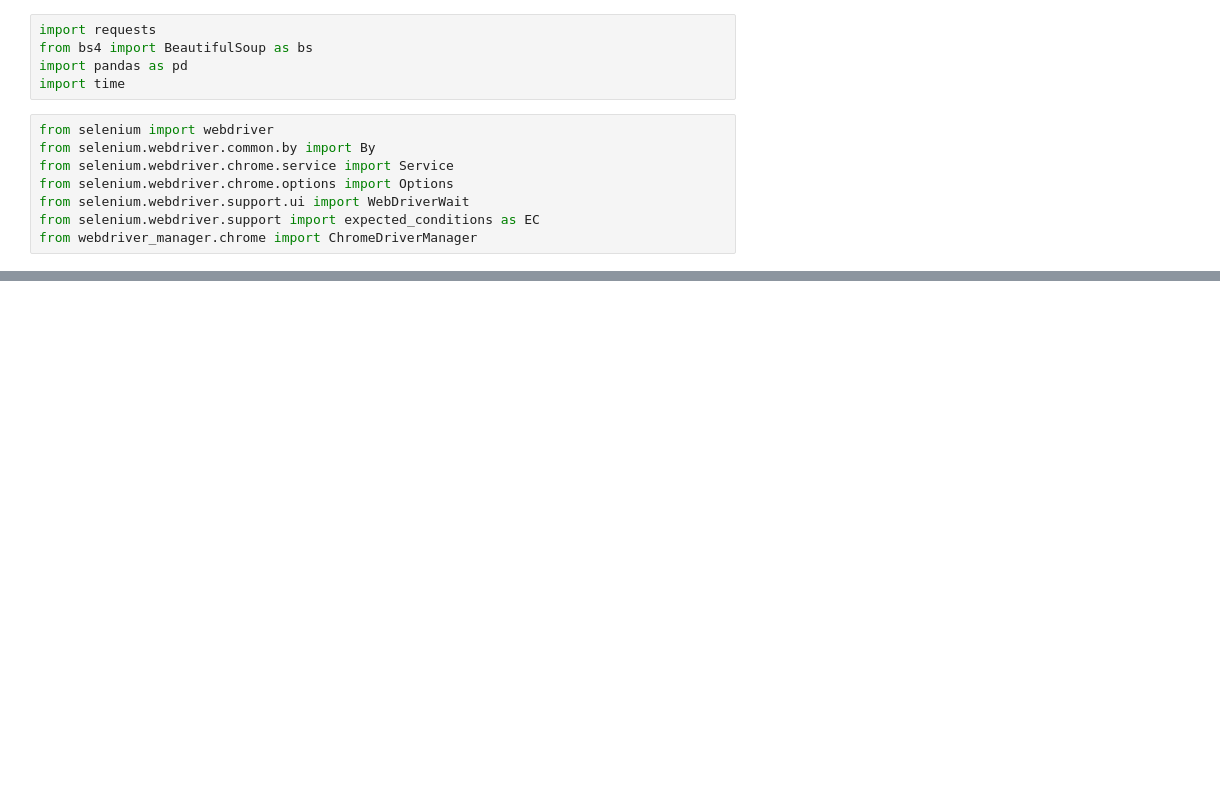
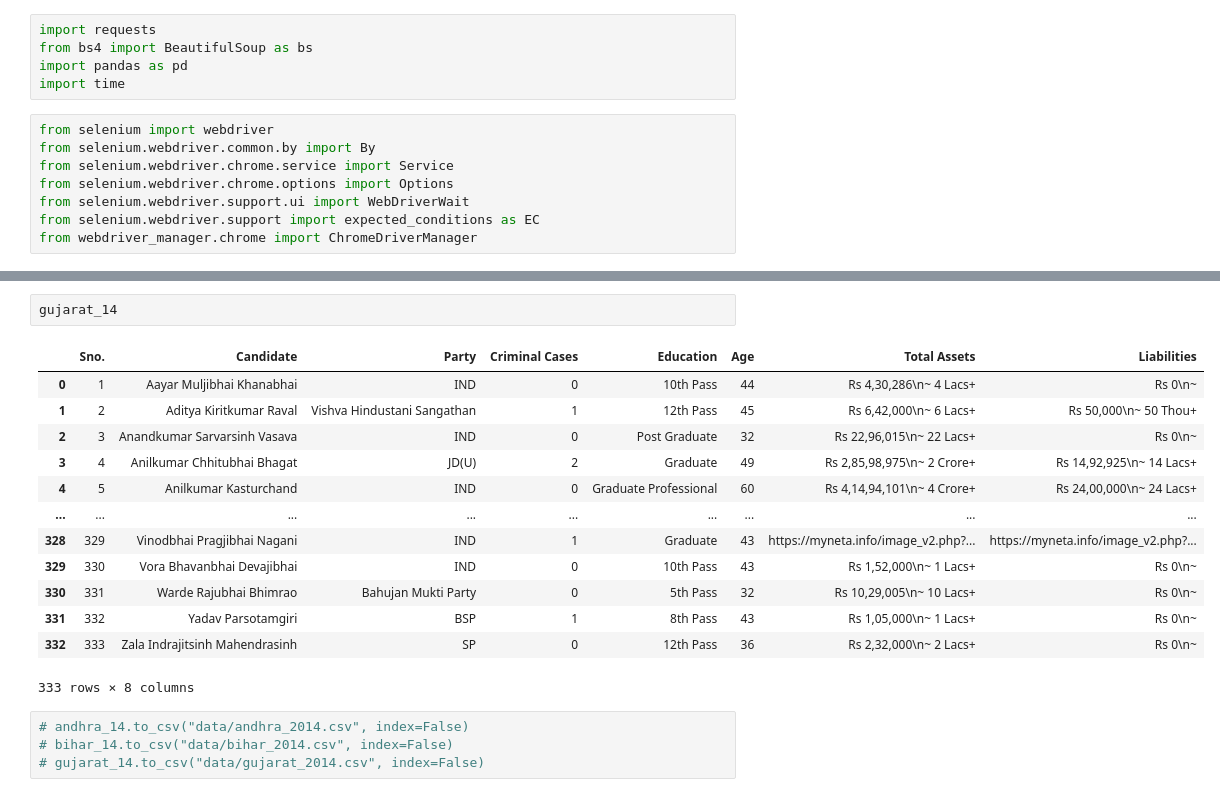
Before and after one commit to iitm-da25b007/MPs-assets, a Jupyter notebook: data_scraper.ipynb, the cells around one changed output, grey strips where cells are left out. Cells and saved outputs as stored; diff of their text form; blank space fills up the shorter version.

```diff
--- a/data_scraper.ipynb
+++ b/data_scraper.ipynb
@@ -198,0 +326,20 @@ gujarat
+# %%
+gujarat_14
+# %% [output]
+|  | Sno. | Candidate | Party | Criminal Cases | Education | Age | Total Assets | Liabilities |
+| 0 | 1 | Aayar Muljibhai Khanabhai | IND | 0 | 10th Pass | 44 | Rs 4,30,286\n~ 4 Lacs+ | Rs 0\n~ |
+| 1 | 2 | Aditya Kiritkumar Raval | Vishva Hindustani Sangathan | 1 | 12th Pass | 45 | Rs 6,42,000\n~ 6 Lacs+ | Rs 50,000\n~ 50 Thou+ |
+| 2 | 3 | Anandkumar Sarvarsinh Vasava | IND | 0 | Post Graduate | 32 | Rs 22,96,015\n~ 22 Lacs+ | Rs 0\n~ |
+| 3 | 4 | Anilkumar Chhitubhai Bhagat | JD(U) | 2 | Graduate | 49 | Rs 2,85,98,975\n~ 2 Crore+ | Rs 14,92,925\n~ 14 Lacs+ |
+| 4 | 5 | Anilkumar Kasturchand | IND | 0 | Graduate Professional | 60 | Rs 4,14,94,101\n~ 4 Crore+ | Rs 24,00,000\n~ 24 Lacs+ |
+| ... | ... | ... | ... | ... | ... | ... | ... | ... |
+| 328 | 329 | Vinodbhai Pragjibhai Nagani | IND | 1 | Graduate | 43 | https://myneta.info/image_v2.php?... | https://myneta.info/image_v2.php?... |
+| 329 | 330 | Vora Bhavanbhai Devajibhai | IND | 0 | 10th Pass | 43 | Rs 1,52,000\n~ 1 Lacs+ | Rs 0\n~ |
+| 330 | 331 | Warde Rajubhai Bhimrao | Bahujan Mukti Party | 0 | 5th Pass | 32 | Rs 10,29,005\n~ 10 Lacs+ | Rs 0\n~ |
+| 331 | 332 | Yadav Parsotamgiri | BSP | 1 | 8th Pass | 43 | Rs 1,05,000\n~ 1 Lacs+ | Rs 0\n~ |
+| 332 | 333 | Zala Indrajitsinh Mahendrasinh | SP | 0 | 12th Pass | 36 | Rs 2,32,000\n~ 2 Lacs+ | Rs 0\n~ |
+333 rows × 8 columns
+# %%
+# andhra_14.to_csv("data/andhra_2014.csv", index=False)
+# bihar_14.to_csv("data/bihar_2014.csv", index=False)
+# gujarat_14.to_csv("data/gujarat_2014.csv", index=False)
```
Also changed, not shown: parts of 32 cells of this notebook, 6 other files.
